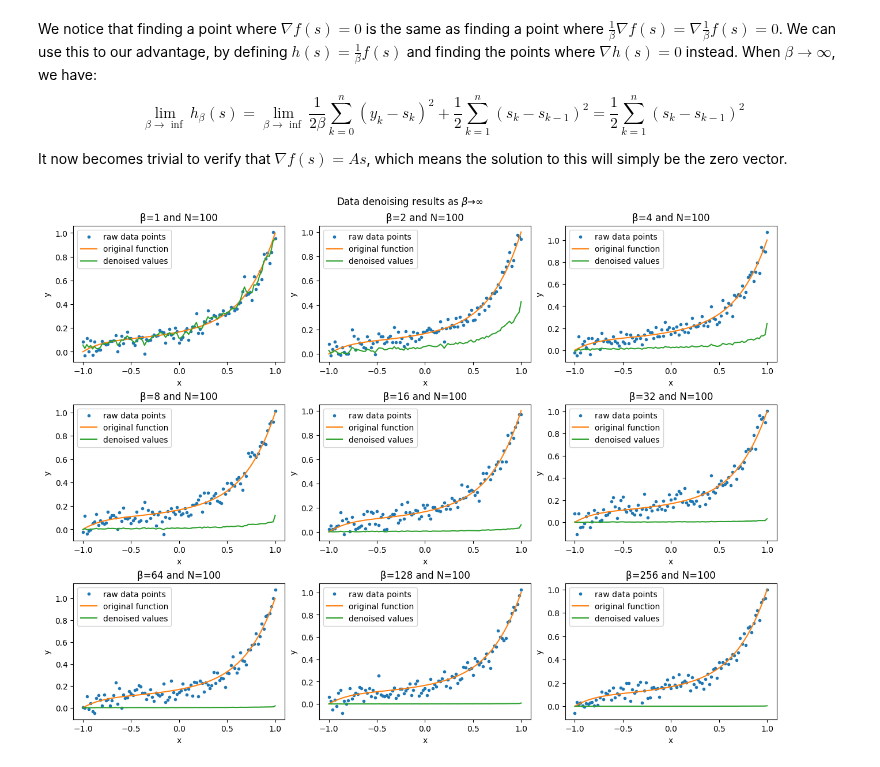
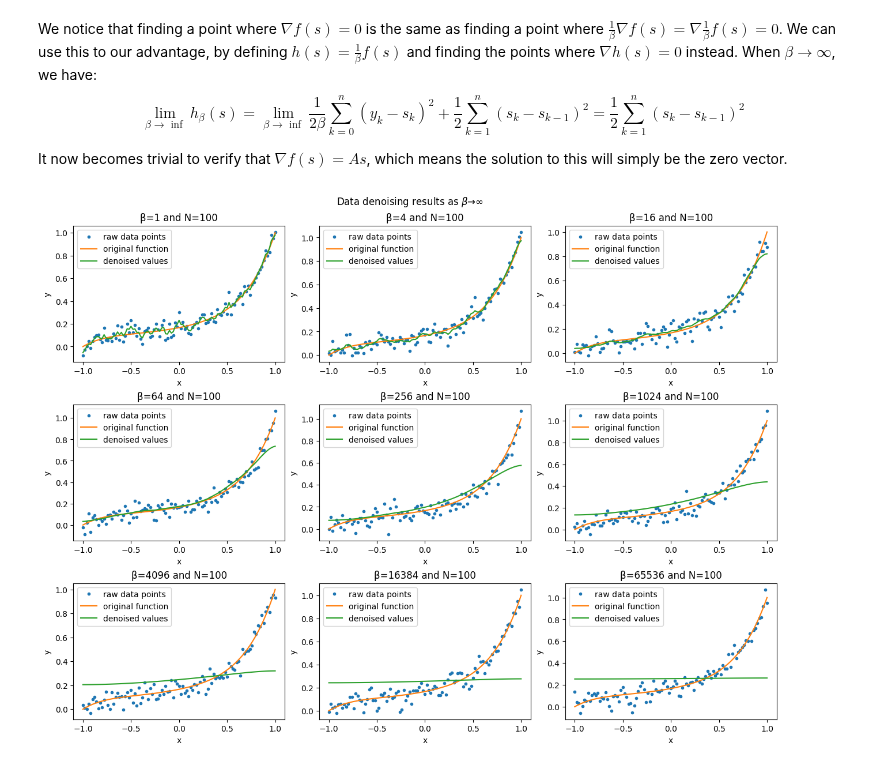
Before and after one commit to prescientmoon/solar-conflux, a Jupyter notebook: python/denoising/Main.ipynb, the cells around one changed output. Saved outputs shown, nothing was run; the diff lists cells and outputs as text; code cells hidden in the pictures.

```diff
--- a/python/denoising/Main.ipynb
+++ b/python/denoising/Main.ipynb
@@ -87,8 +87,7 @@ def smooth(data, beta):
   Returns:
     numpy array of smoothed data (s)
   """
-  x = data[0]
-  y = data[1]
+  x,y = data
 
   # We need to solve for s in:
   #      (I + βA)s - y = 0
@@ -114,8 +113,8 @@ def smooth(data, beta):
   # I + βA
   iba = (
     iba_a,
-    -np.ones(n),
-    -np.ones(n)
+    -beta*np.ones(n),
+    -beta*np.ones(n)
   )
 
   data_smoothed = tridiagonal.solve(*iba, y)
@@ -172,17 +163,17 @@ It now becomes trivial to verify that $\nabla f(s) = As$, which means the soluti
 # %%
 fig, axs = plot.subplots(
     3,
     3,
     layout="constrained",
     figsize=(12.8, 9.6)
 )
 
 fig.suptitle(r"Data denoising results as $\beta \to \infty$")
 
 N = 100
 
 for i in range(len(axs.flat)):
     ax = axs.flat[i]
-    plot_denoise_results(2**i, N, ax)
+    plot_denoise_results(4**i, N, ax)
 # %% [output]
-[figure, old version]
+[figure, new version]
```
Also changed, not shown: parts of 2 cells of this notebook.
